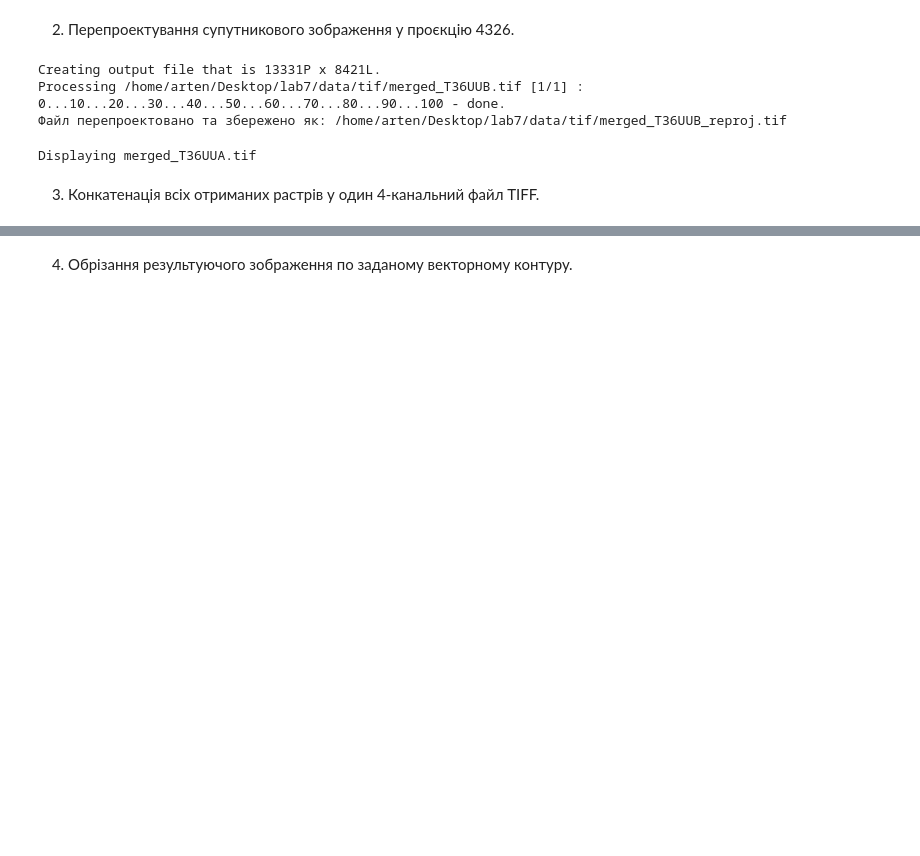
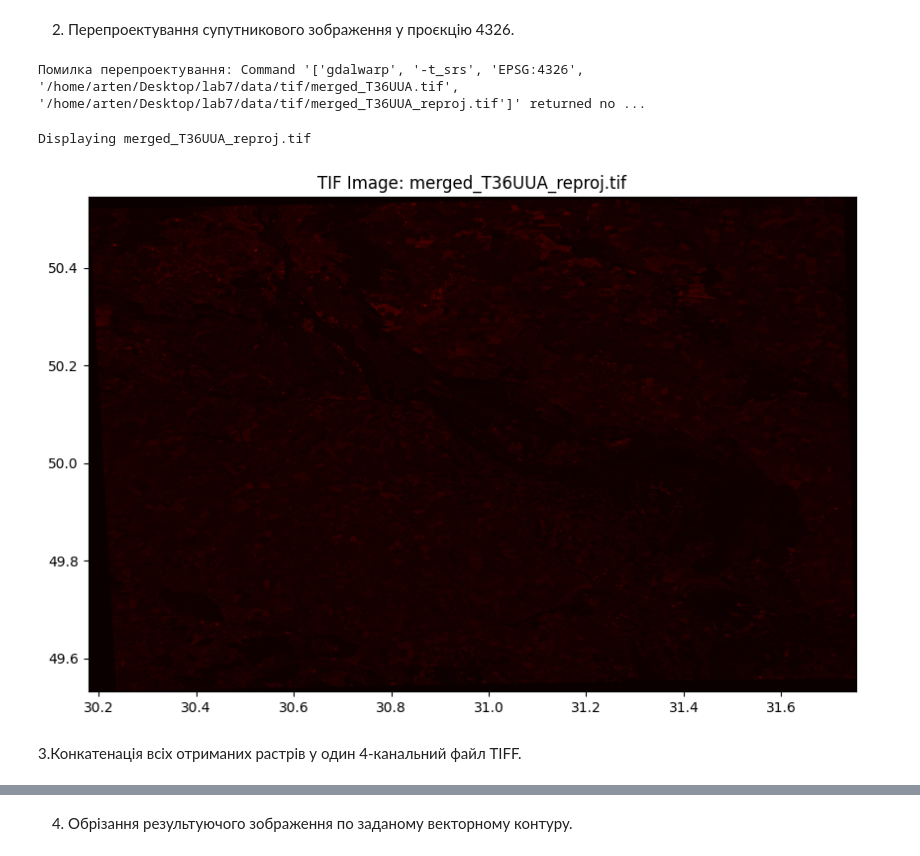
Before and after one commit to phosqhide/Labs, a Jupyter notebook: lab7/lab7.ipynb, the cells around one changed output, grey strips where cells are left out. Saved outputs shown, nothing was run; the diff lists cells and outputs as text; code cells hidden in the pictures; blank space fills up the shorter version.

```diff
--- a/lab7/lab7.ipynb
+++ b/lab7/lab7.ipynb
@@ -216,19 +215,18 @@ def reproject_tiff(input_path, output_path=None, target_epsg="EPSG:4326"):
         print(f"Помилка перепроектування: {e}")
 
 
-reproject_tiff("/home/arten/Desktop/lab7/data/tif/merged_T36UUB.tif")
+reproject_tiff("/home/arten/Desktop/lab7/data/tif/merged_T36UUA.tif")
 # %% [output]
-Creating output file that is 13331P x 8421L.
-Processing /home/arten/Desktop/lab7/data/tif/merged_T36UUB.tif [1/1] : 0...10...20...30...40...50...60...70...80...90...100 - done.
-Файл перепроектовано та збережено як: /home/arten/Desktop/lab7/data/tif/merged_T36UUB_reproj.tif
+Помилка перепроектування: Command '['gdalwarp', '-t_srs', 'EPSG:4326', '/home/arten/Desktop/lab7/data/tif/merged_T36UUA.tif', '/home/arten/Desktop/lab7/data/tif/merged_T36UUA_reproj.tif']' returned no ...
 # %%
-directory_path = '/home/arten/Desktop/lab7/data/tif/merged_T36UUB.tif'
+directory_path = 'data/4326'
 
 display_tif_images(directory_path, cmap='hot')
 # %% [output]
-Displaying merged_T36UUA.tif
+Displaying merged_T36UUA_reproj.tif
+[figure, added]
 # %% [markdown]
-3. Конкатенація всіх отриманих растрів у один 4-канальний файл TIFF.
+3.Конкатенація всіх отриманих растрів у один 4-канальний файл TIFF.
 # %%
 def merge_rasters_with_gdal(input_files, output_file):
     command = ['gdal_merge.py', '-separate', '-o', output_file] + input_files
```
Also changed, not shown: parts of 12 cells of this notebook.
